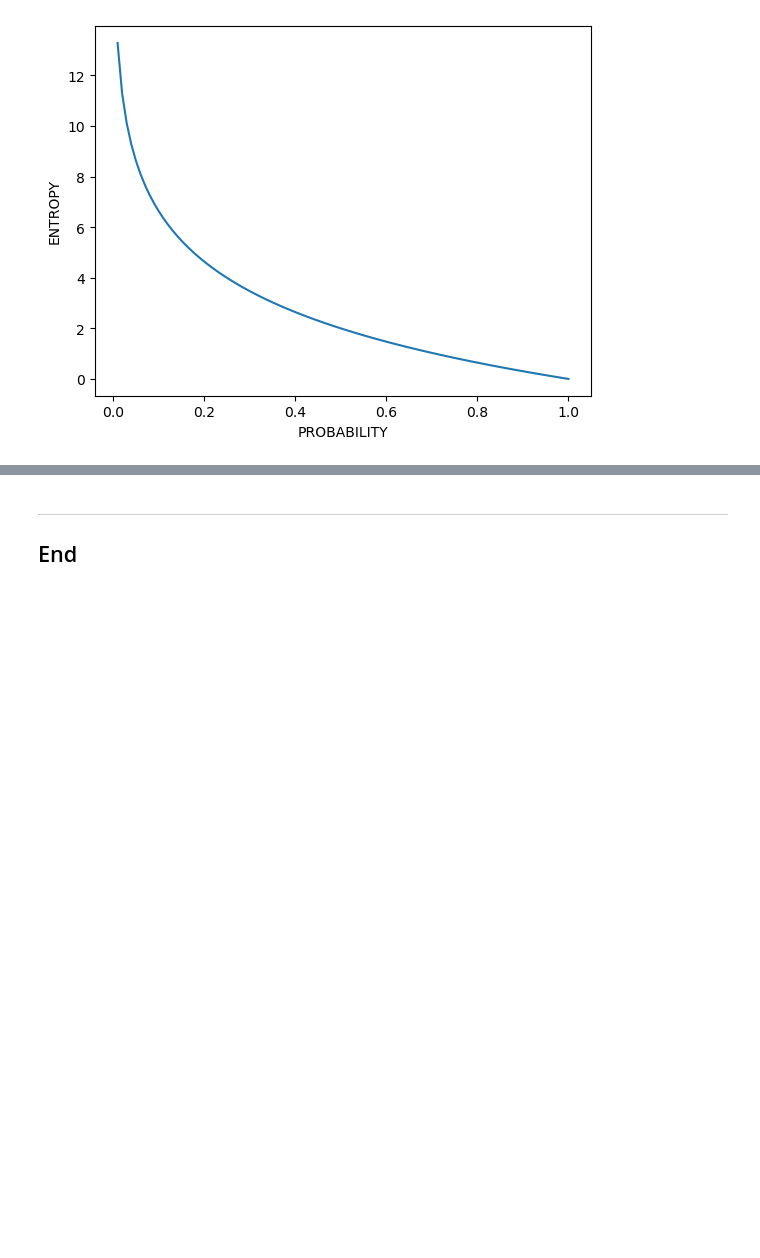
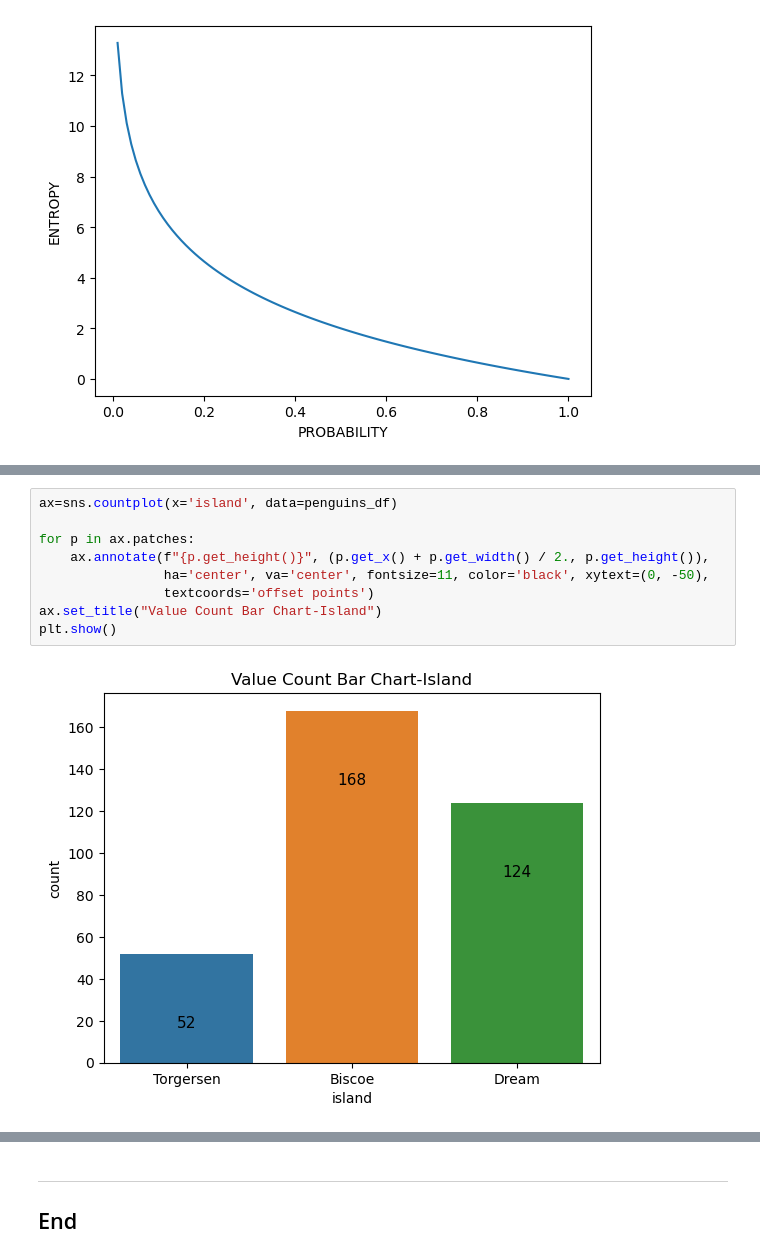
Before and after one commit to OlgaKnut/fundamentals-of-data-analysis-project, a Jupyter notebook: tasks.ipynb, the cells around one changed output, grey strips where cells are left out. Drawn from its saved outputs; the diff is of its cells as text; blank space fills up the shorter version.

```diff
--- a/tasks.ipynb
+++ b/tasks.ipynb
@@ -157,0 +212,11 @@ the penguin data set.
+# %%
+ax=sns.countplot(x='island', data=penguins_df)
+
+for p in ax.patches:
+    ax.annotate(f"{p.get_height()}", (p.get_x() + p.get_width() / 2., p.get_height()),
+                ha='center', va='center', fontsize=11, color='black', xytext=(0, -50),
+                textcoords='offset points')
+ax.set_title("Value Count Bar Chart-Island")
+plt.show()
+# %% [output]
+[figure, added]
```
Also changed, not shown: parts of 40 cells of this notebook, 1 other file.
